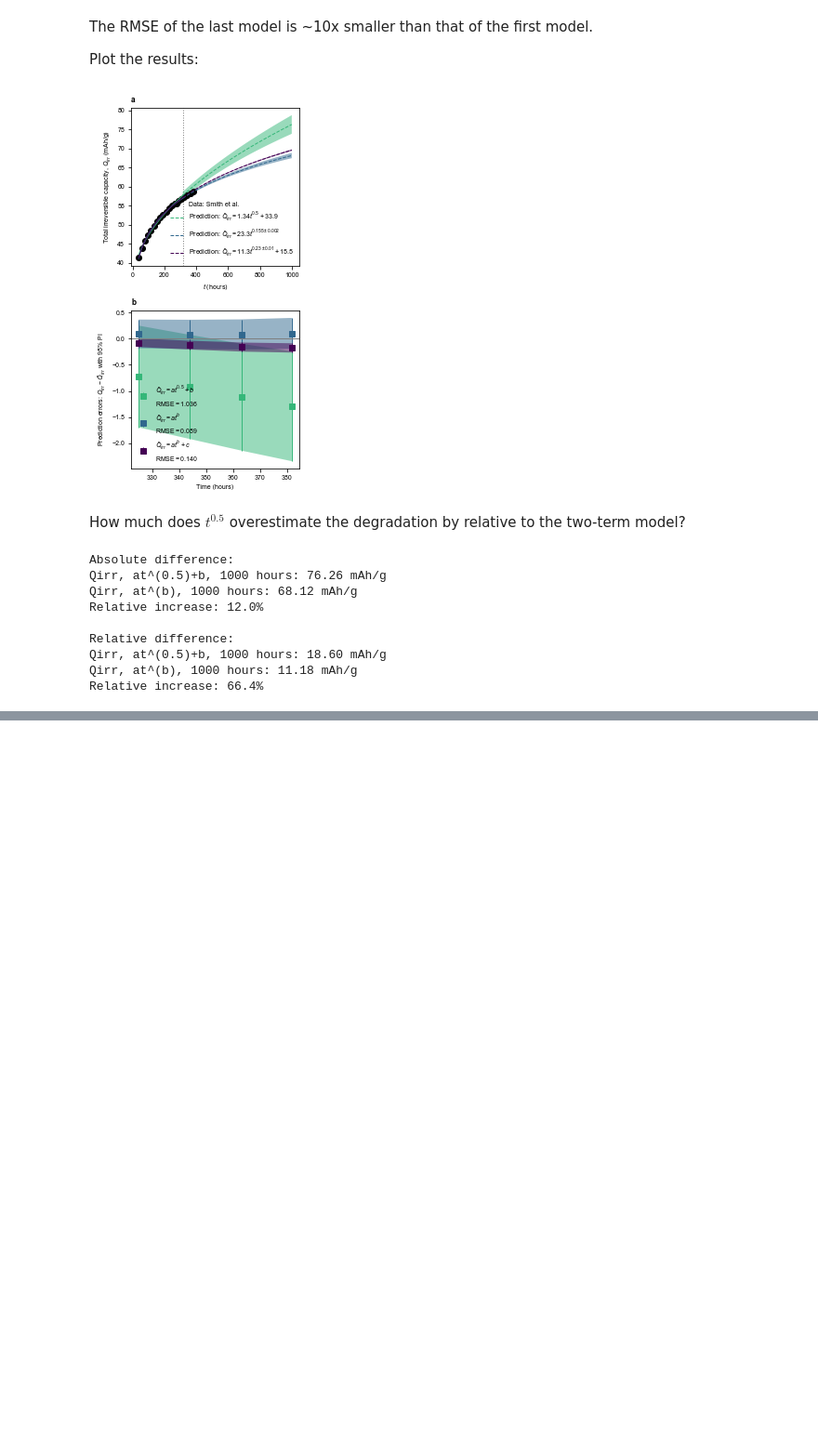
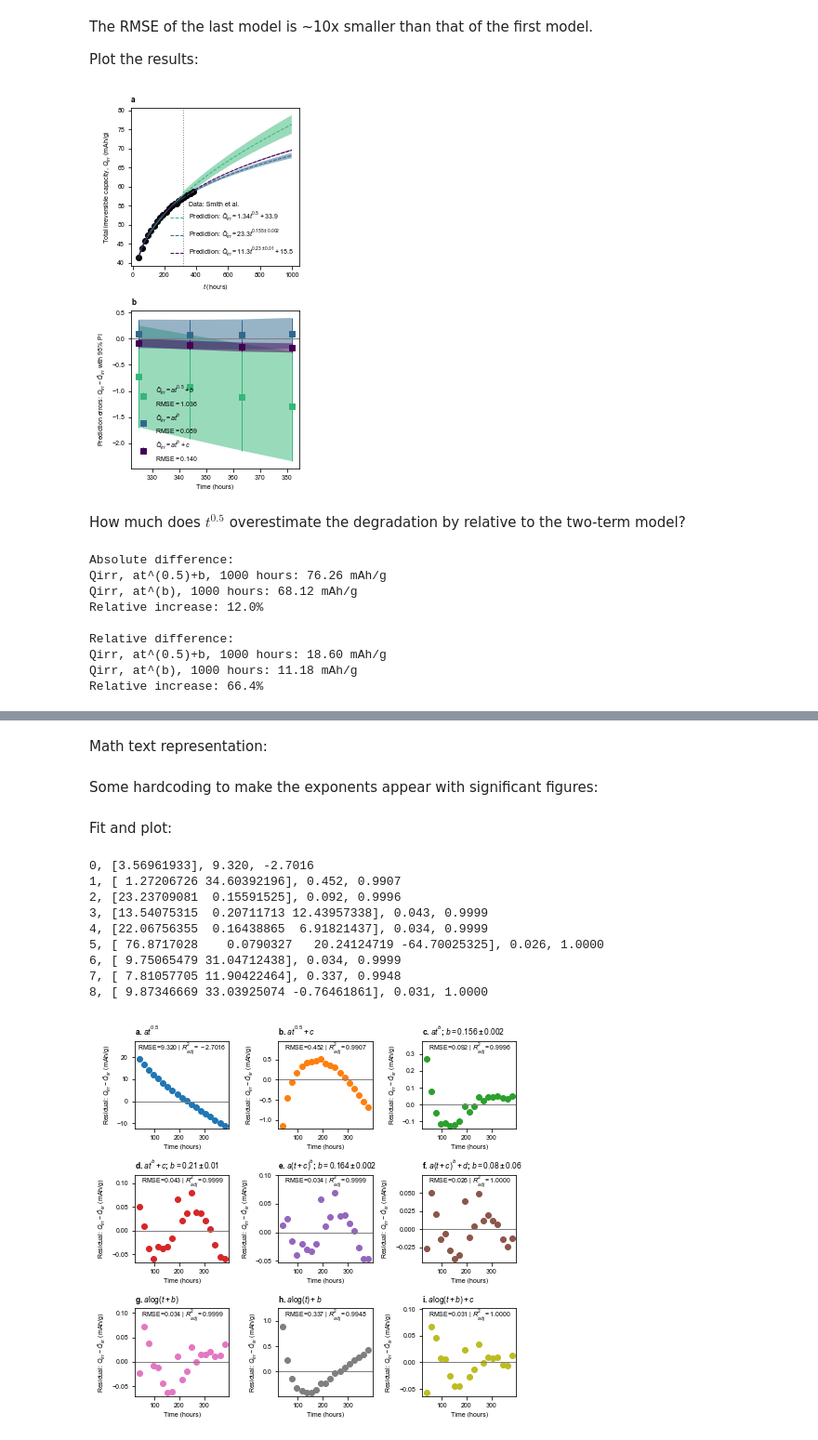
Before and after one commit to petermattia/SEI-growth-time-dependence, a Jupyter notebook: SEI time dependence.ipynb, the cells around one changed output, grey strips where cells are left out. Shown: that part at 93% size. Drawn from its saved outputs; the diff is of its cells as text; code cells hidden in the pictures; blank space fills up the shorter version.

Commit message:
Add multiple fits figure, html files
Sat night fun during quarantine woohoo

```diff
--- a/SEI time dependence.ipynb
+++ b/SEI time dependence.ipynb
@@ -1005,0 +1025,80 @@ Relative increase: 66.4%
+# %% [markdown]
+Math text representation:
+# %%
+functional_form_titles = ['$at^{0.5}$',
+                          '$at^{0.5} + c$',
+                          '$at^{b}$',
+                          '$at^{b} + c$',
+                          '$a(t+c)^{b}$',
+                          '$a(t+c)^{b} + d$',
+                          '$a\log(t + b)$',
+                          '$a\log(t) + b$',
+                          '$a\log(t + b) + c$']
+# %% [markdown]
+Some hardcoding to make the exponents appear with significant figures:
+# %%
+idx_functional_forms_with_exponent = [2, 3, 4, 5] # all functional forms with exponent
+sigfigs_str = {2:'; $b=%.3f \pm %.3f$', # hardcoded
+               3:'; $b=%.2f \pm %.2f$',
+               4:'; $b=%.3f \pm %.3f$',
+               5:'; $b=%.2f \pm %.2f$'}
+# %% [markdown]
+Fit and plot:
+# %%
+prop_cycle = plt.rcParams['axes.prop_cycle']
+colors = prop_cycle.by_key()['color']
+y_label = 'Residual: '+ r'$' + Smith_labels.y_symbol +'-' + Smith_labels.y_symbol_pred + '$' + ' ' + Smith_labels.y_unit
+
+fig, axes = plt.subplots(nrows=3, ncols=3, figsize=(fig_width*2, fig_height*2.5))
+axes = axes.ravel()
+
+for k, ax in enumerate(axes):
+    # Fit each functional form
+    popt, CIs, R2adj = curve_fit_with_adj_r_squared(functional_forms[k], x, y)
+
+    # Get residuals and RMSE
+    y_pred = functional_forms[k](x, *popt)
+    residual = y - y_pred
+    rmse = np.sqrt(mean_squared_error(y, y_pred))
+
+    # Print stats
+    print(f'{k}, {popt}, {rmse:0.3f}, {R2adj:.4f}')
+
+    # Create label and title
+    label = f'RMSE={rmse:0.3f}' + ' | ' + r'$R_{adj}^2=%.4f}$' % R2adj
+    title = chr(97+k) + '. ' + functional_form_titles[k]
+    if k in idx_functional_forms_with_exponent: # add exponent ranges to title
+        title += sigfigs_str[k] % (popt[1], CIs[1])
+
+    # Plot
+    ax.plot(x, residual, 'o', color=colors[k])
+    ax.axhline(0, color='tab:gray')
+
+    # Title/labels
+    ax.set_title(title, loc='left', weight='bold')
+    ax.set_xlabel('Time (hours)')
+    ax.set_ylabel(y_label)
+
+    # Adjust ylim
+    ylim = ax.get_ylim()
+    ylim_range = ylim[1] - ylim[0]
+    ax.set_ylim(ylim[0], ylim[1] + 0.2*ylim_range)
+
+    # Add annotation
+    x_center = 9 * (ax.get_xlim()[1] - ax.get_xlim()[0]) / 16 # slightly off center
+    xy = (x_center, ylim[1] + 0.09*ylim_range)
+    ax.annotate(label, xy, ha='center', va='center')
+
+plt.tight_layout()
+plt.savefig('figures/multiple_fits.eps', bbox_inches='tight', format='eps')
+# %% [output]
+0, [3.56961933], 9.320, -2.7016
+1, [ 1.27206726 34.60392196], 0.452, 0.9907
+2, [23.23709081  0.15591525], 0.092, 0.9996
+3, [13.54075315  0.20711713 12.43957338], 0.043, 0.9999
+4, [22.06756355  0.16438865  6.91821437], 0.034, 0.9999
+5, [ 76.8717028    0.0790327   20.24124719 -64.70025325], 0.026, 1.0000
+6, [ 9.75065479 31.04712438], 0.034, 0.9999
+7, [ 7.81057705 11.90422464], 0.337, 0.9948
+8, [ 9.87346669 33.03925074 -0.76461861], 0.031, 1.0000
+[figure, added]
```
Also changed, not shown: parts of 5 cells of this notebook, 3 other files.
